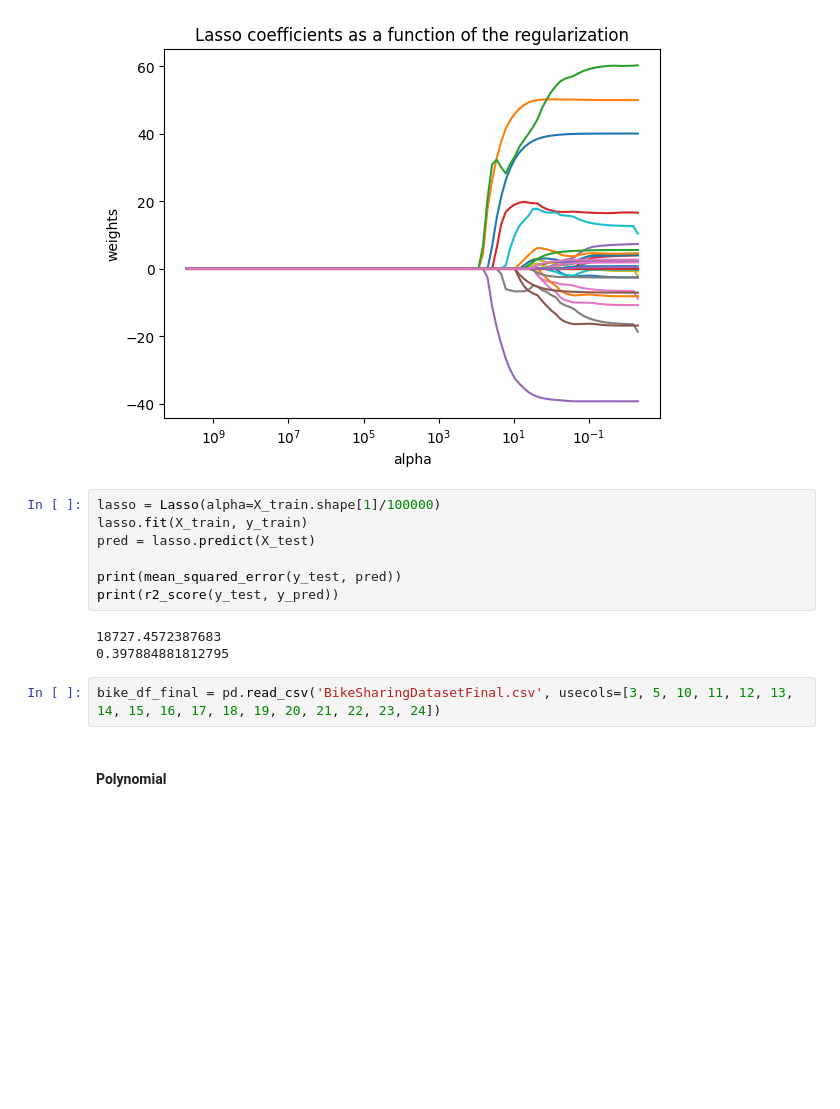
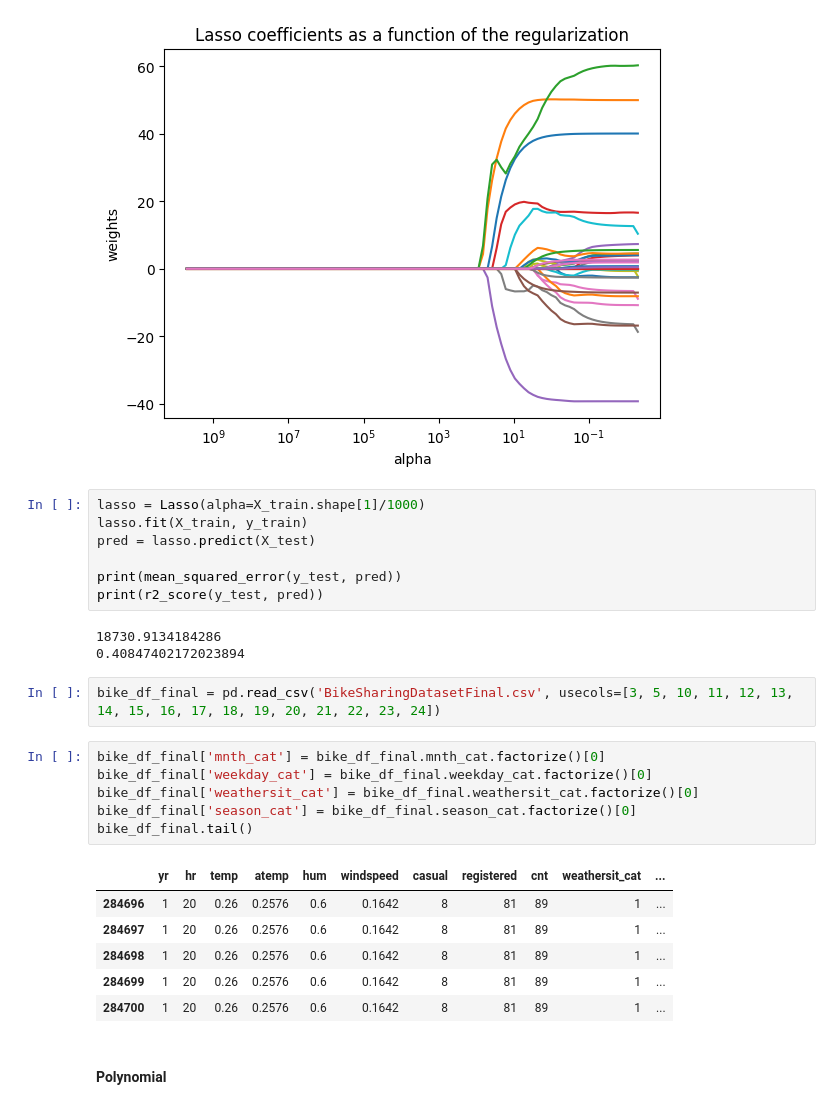
Before and after one commit to aa57c/CS_5568_Project, a Jupyter notebook: project_final.ipynb, the cells around one changed output. Saved outputs shown, nothing was run; the diff lists cells and outputs as text; blank space fills up the shorter version.

```diff
--- a/project_final.ipynb
+++ b/project_final.ipynb
@@ -418,17 +408,30 @@ plt.title('Lasso coefficients as a function of the regularization')
 Text(0.5, 1.0, 'Lasso coefficients as a function of the regularization')
 [figure]
 # %%
-lasso = Lasso(alpha=X_train.shape[1]/100000)
+lasso = Lasso(alpha=X_train.shape[1]/1000)
 lasso.fit(X_train, y_train)
 pred = lasso.predict(X_test)
 
 print(mean_squared_error(y_test, pred))
-print(r2_score(y_test, y_pred))
+print(r2_score(y_test, pred))
 # %% [output]
-18727.4572387683
-0.397884881812795
+18730.9134184286
+0.40847402172023894
 # %%
 bike_df_final = pd.read_csv('BikeSharingDatasetFinal.csv', usecols=[3, 5, 10, 11, 12, 13, 14, 15, 16, 17, 18, 19, 20, 21, 22, 23, 24])
+# %%
+bike_df_final['mnth_cat'] = bike_df_final.mnth_cat.factorize()[0]
+bike_df_final['weekday_cat'] = bike_df_final.weekday_cat.factorize()[0]
+bike_df_final['weathersit_cat'] = bike_df_final.weathersit_cat.factorize()[0]
+bike_df_final['season_cat'] = bike_df_final.season_cat.factorize()[0]
+bike_df_final.tail()
+# %% [output]
+|  | yr | hr | temp | atemp | hum | windspeed | casual | registered | cnt | weathersit_cat | ... |
+| 284696 | 1 | 20 | 0.26 | 0.2576 | 0.6 | 0.1642 | 8 | 81 | 89 | 1 | ... |
+| 284697 | 1 | 20 | 0.26 | 0.2576 | 0.6 | 0.1642 | 8 | 81 | 89 | 1 | ... |
+| 284698 | 1 | 20 | 0.26 | 0.2576 | 0.6 | 0.1642 | 8 | 81 | 89 | 1 | ... |
+| 284699 | 1 | 20 | 0.26 | 0.2576 | 0.6 | 0.1642 | 8 | 81 | 89 | 1 | ... |
+| 284700 | 1 | 20 | 0.26 | 0.2576 | 0.6 | 0.1642 | 8 | 81 | 89 | 1 | ... |
 # %% [markdown]
 #### Polynomial
 # %%
```
Also changed, not shown: parts of 13 cells of this notebook, 1 other file.
